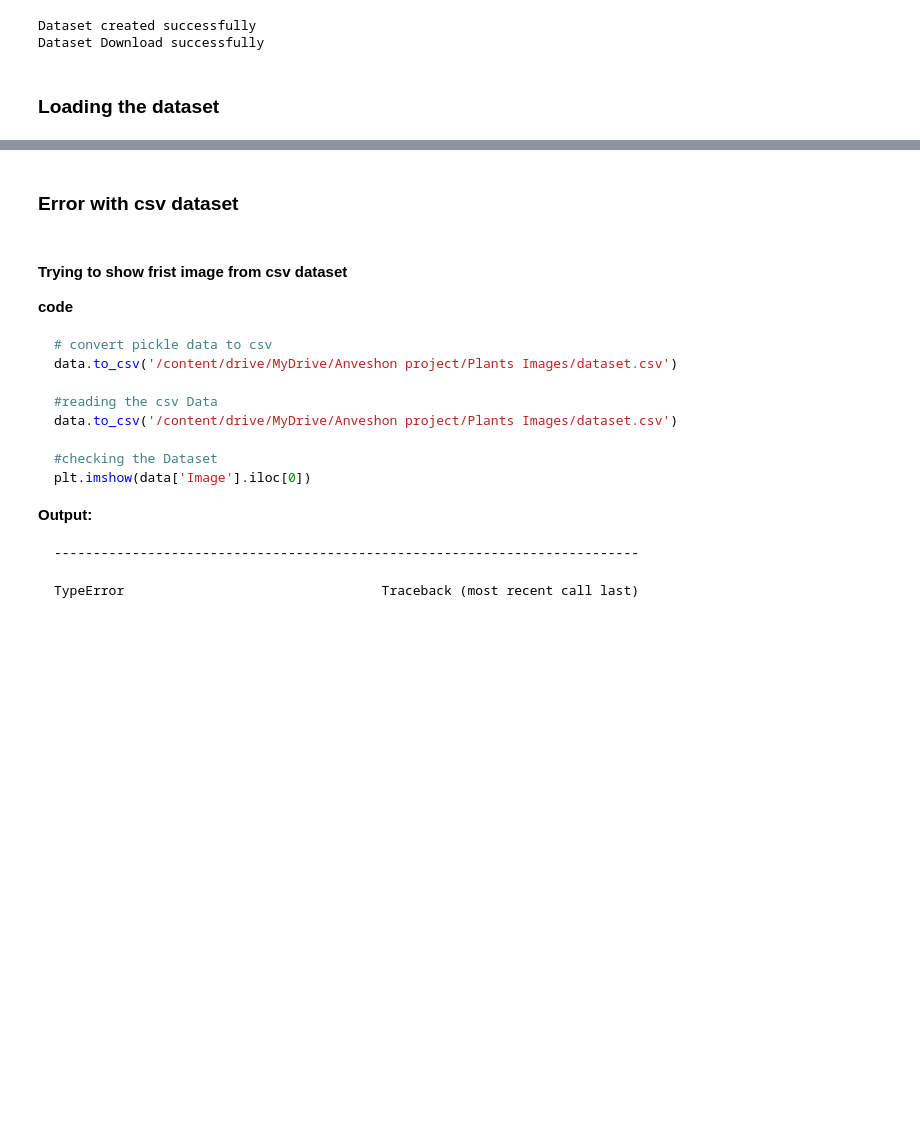
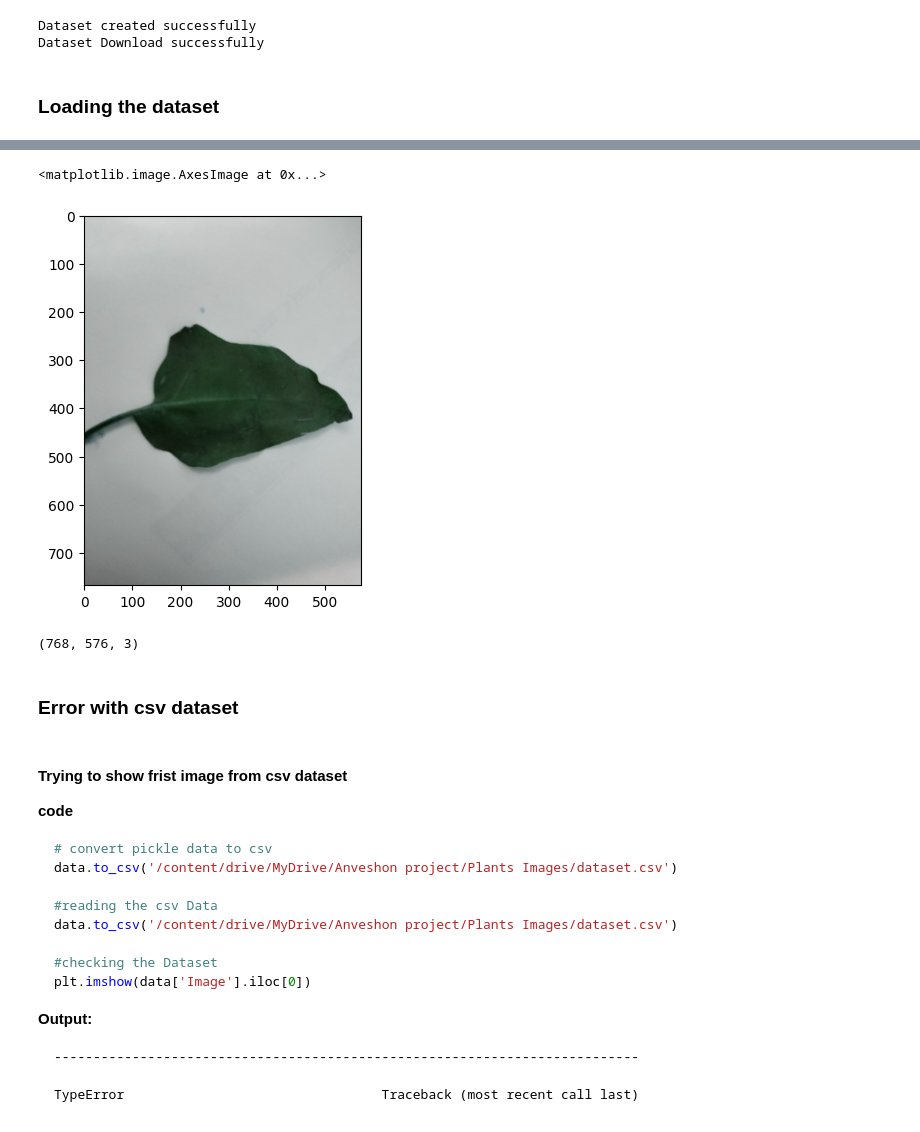
Before and after one commit to abin0001/Anveshion_project, a Jupyter notebook: Medical_plant_Classification.ipynb, the cells around one changed output, grey strips where cells are left out. Saved outputs shown, nothing was run; the diff lists cells and outputs as text; code cells hidden in the pictures; blank space fills up the shorter version.

```diff
--- a/Medical_plant_Classification.ipynb
+++ b/Medical_plant_Classification.ipynb
@@ -138,0 +145,6 @@ data.head()
+# %%
+data=pd.read_pickle('/content/drive/MyDrive/Anveshon project/Plants Images/Dataset.pkl')
+# %%
+df=pd.DataFrame(data)
+# %%
+df=df.sample(frac=1)
@@ -139,5 +171,12 @@ data.head()
 # %%
-plt.imshow(data['Image'].iloc[0])
+plt.imshow(df['Image'].iloc[0])
+# %% [output]
+<matplotlib.image.AxesImage at 0x...>
+[figure, added]
+# %%
+print((df['Image'].iloc[0]).shape)
+# %% [output]
+(768, 576, 3)
 # %% [markdown]
 ### **Error with csv dataset**
 # %% [markdown]
```
Also changed, not shown: parts of 19 cells of this notebook.
